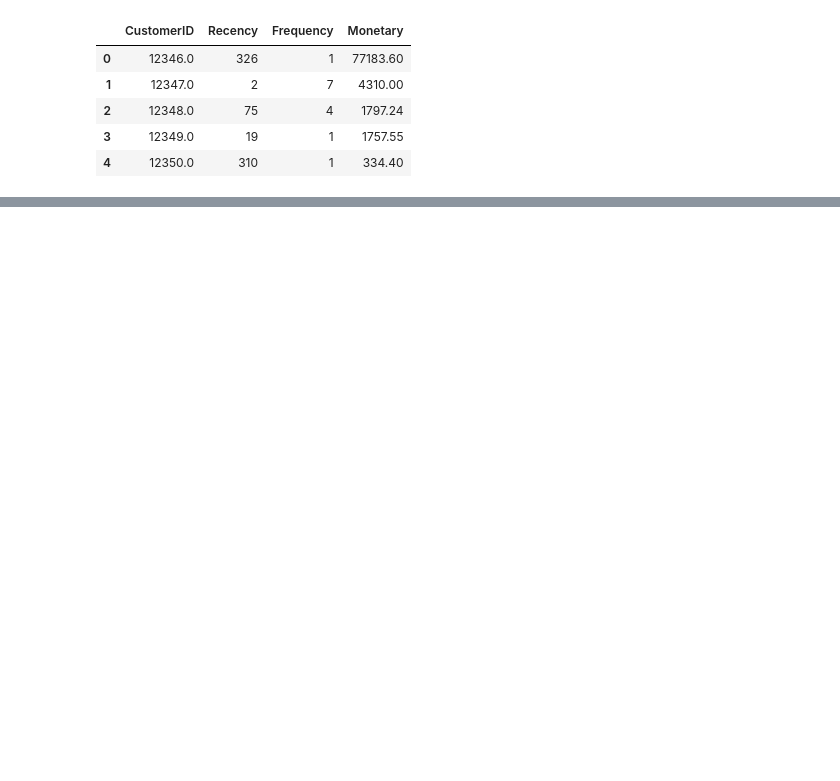
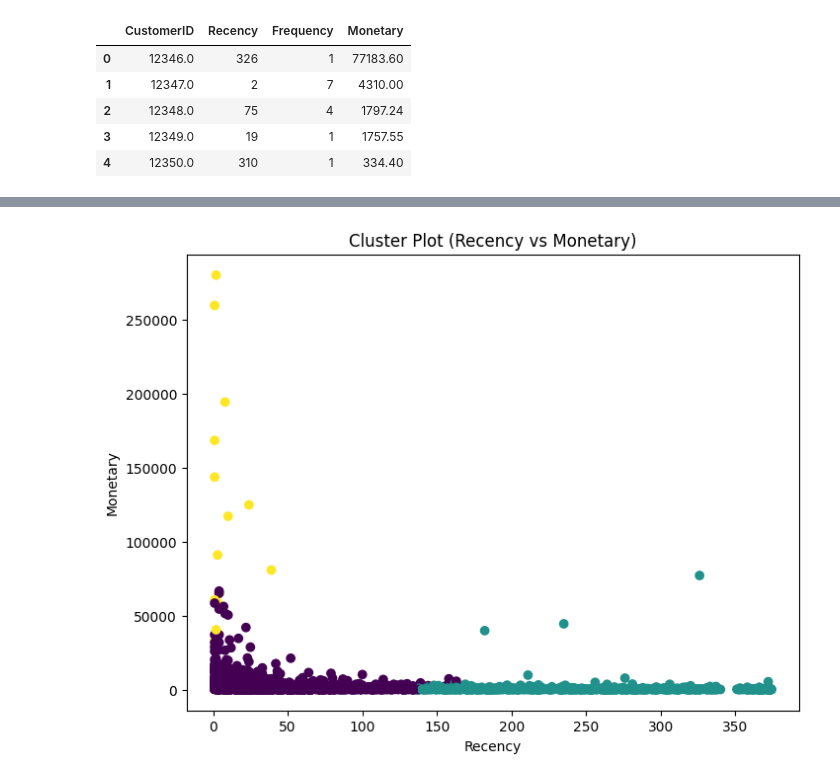
Before and after one commit to isyraffajar/Capstone-Asah, a Jupyter notebook: CustomerSegmentation.ipynb, the cells around one changed output, grey strips where cells are left out. Saved outputs shown, nothing was run; the diff lists cells and outputs as text; code cells hidden in the pictures; blank space fills up the shorter version.

```diff
--- a/CustomerSegmentation.ipynb
+++ b/CustomerSegmentation.ipynb
@@ -228,0 +263,6 @@ rfm.head()
+# %%
+# Modeling dengan k optimal dari Elbow Method
+kmeans = KMeans(n_clusters=k_optimal_elbow, random_state=42)
+rfm['Cluster'] = kmeans.fit_predict(X_scaled)
+
+rfm.groupby('Cluster')[['Recency','Frequency','Monetary']].mean()
@@ -228,0 +275,9 @@ rfm.head()
+# %%
+plt.figure(figsize=(8, 6))
+plt.scatter(rfm['Recency'], rfm['Monetary'], c=rfm['Cluster'])
+plt.xlabel('Recency')
+plt.ylabel('Monetary')
+plt.title('Cluster Plot (Recency vs Monetary)')
+plt.show()
+# %% [output]
+[figure, added]
```
Also changed, not shown: parts of 16 cells of this notebook.
